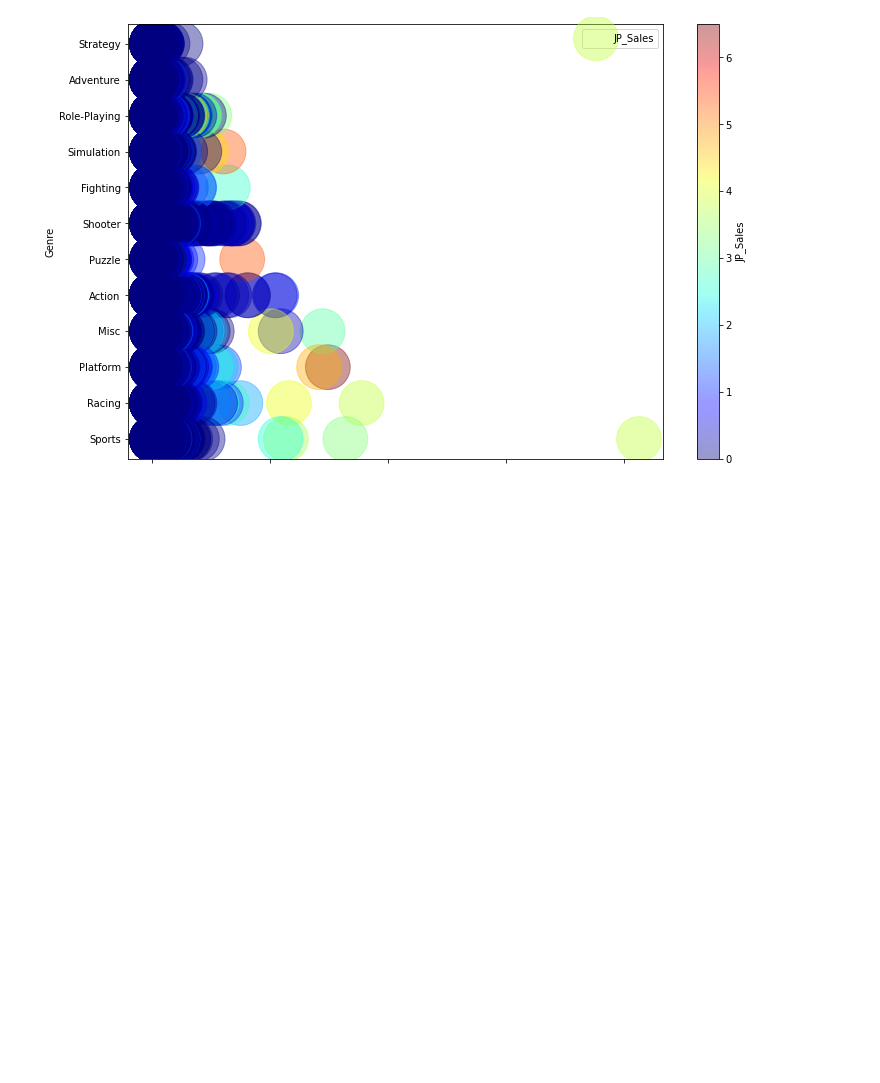
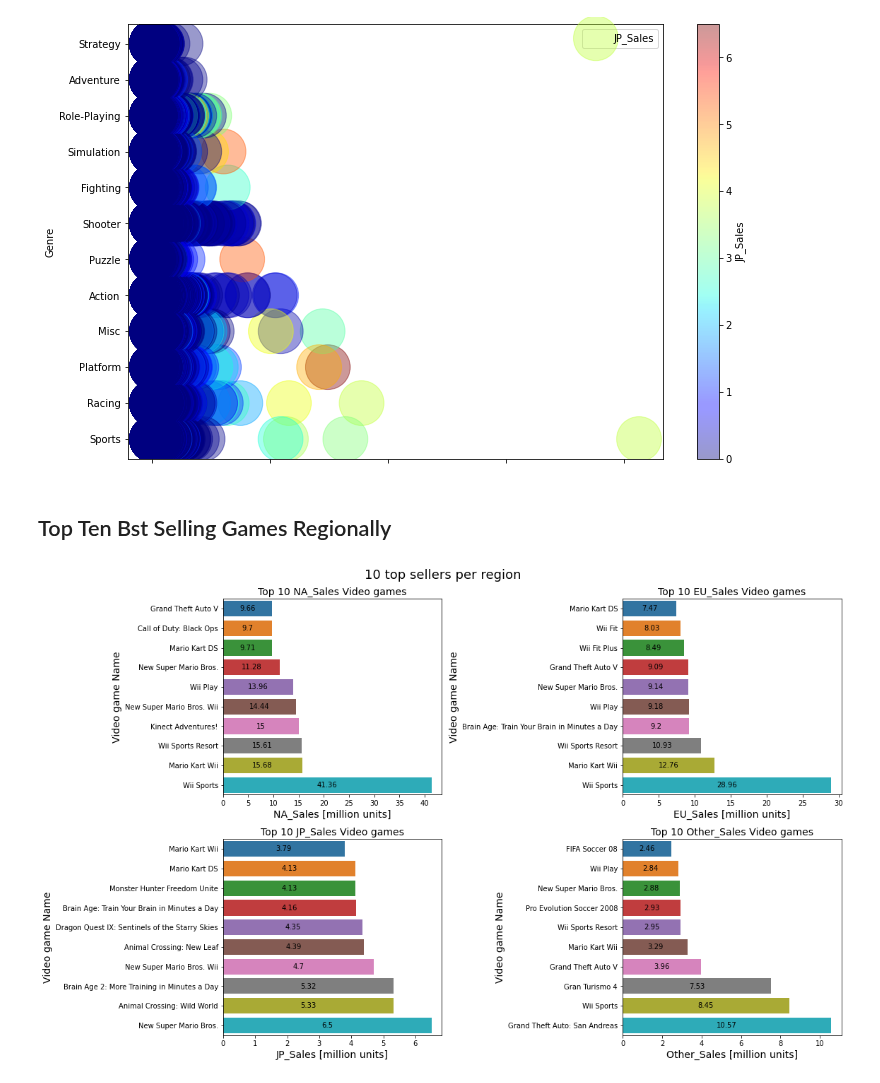
Before and after one commit to msadiq10/DMML-Group-15, a Jupyter notebook: group15-lab2.ipynb, the cells around one changed output. Saved outputs shown, nothing was run; the diff lists cells and outputs as text; code cells hidden in the pictures; blank space fills up the shorter version.

Commit message:
Shayma's Done
Comments Added, Top Ten Best Selling Games Regionally Added

```diff
--- a/group15-lab2.ipynb
+++ b/group15-lab2.ipynb
@@ -117,3 +171,24 @@ plt.legend()
 # %% [output]
 <matplotlib.legend.Legend at 0x...>
 [figure]
+# %% [markdown]
+## Top Ten Bst Selling Games Regionally
+# %%
+sales_regions = ['NA_Sales','EU_Sales','JP_Sales','Other_Sales']
+fig,axes = plt.subplots(int(len(sales_regions)/2),int(len(sales_regions)/2), figsize=(16,10))
+axes = axes.ravel() #Required for array typing ???
+for index, region in enumerate(sales_regions):
+    data_sales_sort = df.sort_values(by=region, ascending=True)
+    sns.barplot(x=data_sales_sort[region].tail(10),y=data_sales_sort['Name'].tail(10), ax=axes[index])
+    axes[index].set_title(f'Top 10 {region} Video games', fontsize = 14)
+    axes[index].set_xlabel(f'{region} [million units]', fontsize = 14)
+    axes[index].set_ylabel('Video game Name', fontsize = 14)
+    axes[index].bar_label(axes[index].containers[0], label_type='center')
+
+plt.suptitle('10 top sellers per region', fontsize = 18)
+plt.tight_layout()
+plt.show()
+
+# Code from "https://www.kaggle.com/code/baptisteadn/a-brief-analysis-of-video-games-sales/notebook"
+# %% [output]
+[figure, added]
```
Also changed, not shown: parts of 11 cells of this notebook.
